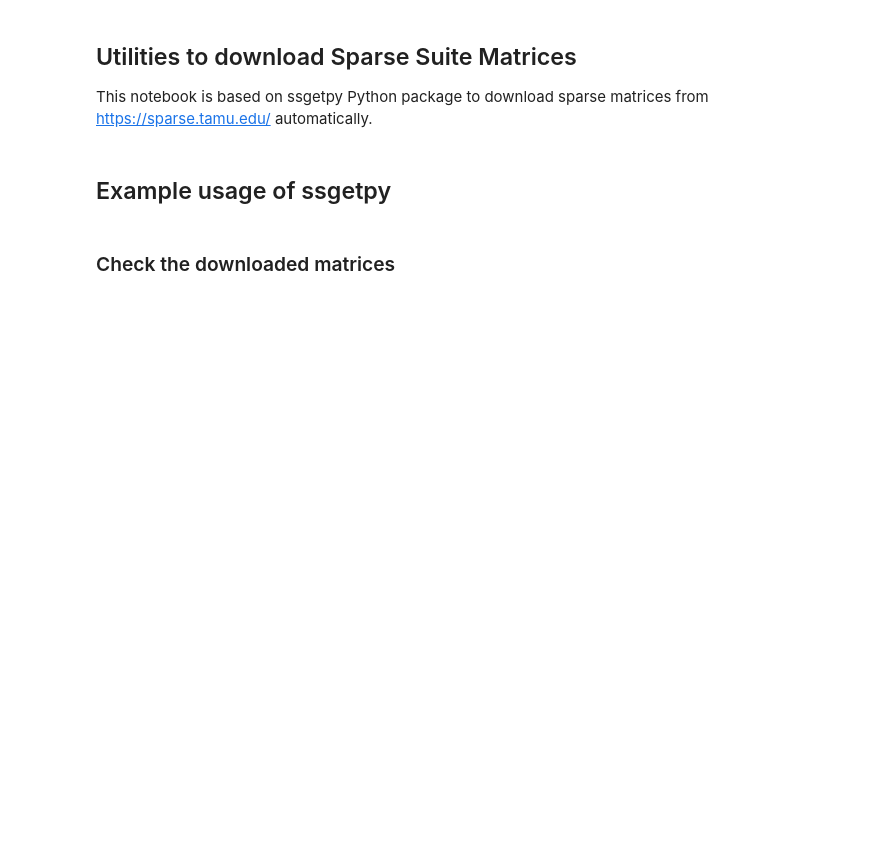
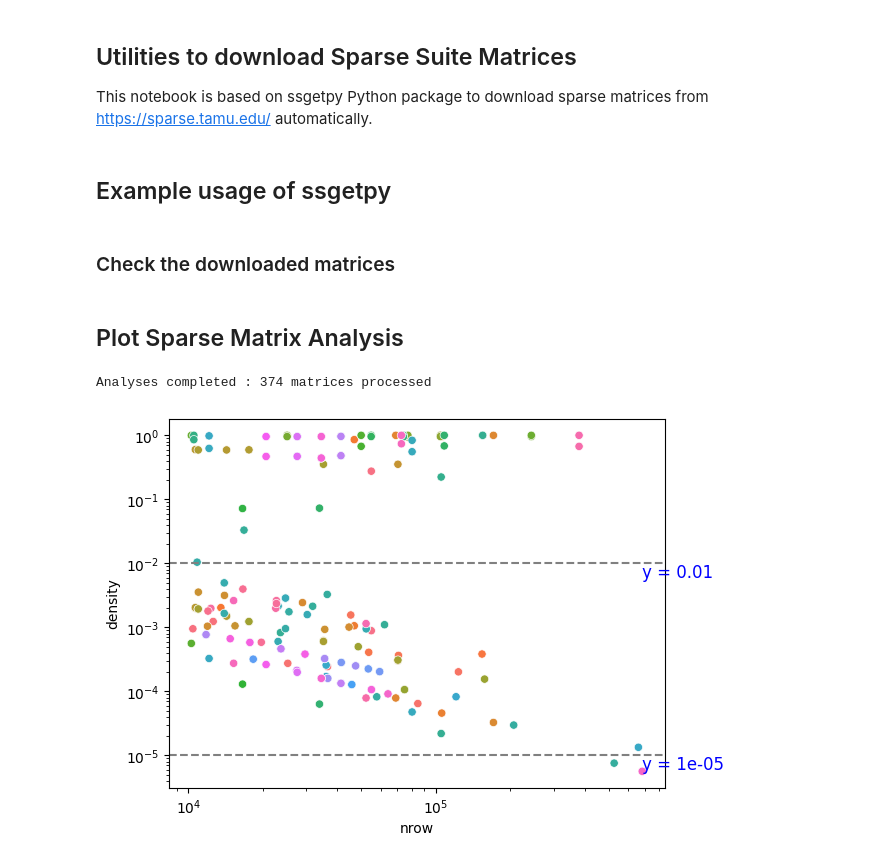
Before and after one commit to huawei-csl/pytorch-tcuscan, a Jupyter notebook: paper-plots/Load_Sparse_Suite_Matrices.ipynb, the cells around one changed output. Cells and saved outputs as stored; diff of their text form; code cells hidden in the pictures; blank space fills up the shorter version.

Commit message:
Sparse suite analysis

```diff
--- a/paper-plots/Load_Sparse_Suite_Matrices.ipynb
+++ b/paper-plots/Load_Sparse_Suite_Matrices.ipynb
@@ -37,16 +37,14 @@ def convert_to_segments(A_ssget):
   return x, f
 # %%
 # matrices = ssgetpy.search(nzbounds=(1000,1000000), isspd=False, limit=20)
-matrices = ssgetpy.search(nzbounds=(100000,10000000), limit=200)
+matrices = ssgetpy.search(nzbounds=(100000,10000000), limit=2000)
 
 spmat_dict = {}
 for mat in tqdm(matrices):
   name = mat.name
   x, f = convert_to_segments(mat)
   ratio = sum(f) / len(f)
-  print(type(mat))
-  print(f"Converting matrix {name} | rows {mat.rows} | cols {mat.cols} | nnzs: {mat.nnz} | ratio : {ratio}")
-  spmat_dict[name] = (x, f)
+  #print(dict[name] = (x, f)#print(
 # %% [markdown]
 ### Check the downloaded matrices
 # %%
@@ -55,3 +53,5 @@ len(spmat_dict)
 ratios = []
 for vals in spmat_dict.values():
   ratios.append( sum(vals[1]) / len(vals[1]))
+# %% [markdown]
+## Plot Sparse Matrix Analysis
@@ -57,0 +66,52 @@ for vals in spmat_dict.values():
+# %%
+start_path = "/scratch/gsorrentino/.ssgetpy/MM/"
+filename="matrix_file.csv"
+count=0
+with open(filename, "w") as fd:
+    fd.write(f"name,nrow,ncol,nnz,density\n")
+    for root, _, files in os.walk(start_path):
+        for file in files:
+            if file.endswith(".mtx"):
+                count = count +1
+                matrixpath=os.path.join(root, file)
+                name = file.split(".")[0]
+                A = mmread(matrixpath)
+                B = csr_matrix(A)
+                nrow, ncol = A.shape
+                nnz = B.count_nonzero()
+                if nnz != 0:
+                    d = nnz / (nrow*ncol)
+                else:
+                    d = 0
+                fd.write(f"{name},{nrow},{ncol},{nnz},{d}\n")
+
+#print(f"Analyses completed : {count} matrices processed")
+# %% [output]
+Analyses completed : 374 matrices processed
+# %%
+import pandas as pd
+import seaborn as sns
+import matplotlib.pyplot as plt
+data = pd.read_csv(filename)
+df = pd.DataFrame(data)
+
+min_bound = 10000
+max_bound = 1000000
+df = df[(df["nrow"]>min_bound)]
+df = df[ df["nrow"]<max_bound]
+ax = sns.scatterplot(data=df, x="nrow", y="density", hue="name", legend = False)
+
+line1=0.01
+ax.axhline(y=line1, color='gray', linestyle='--')
+ax.text(x=df["nrow"].max(), y=line1, s=f"y = {line1}",
+        color='blue', fontsize=12, verticalalignment='top')
+
+line2=0.00001
+ax.axhline(y=line2, color='gray', linestyle='--')
+ax.text(x=df["nrow"].max(), y=line2, s=f"y = {line2}",
+        color='blue', fontsize=12, verticalalignment='top')
+ax.set_yscale('log')
+ax.set_xscale('log')
+plt.savefig("sparsesuite_scatter.pdf")
+# %% [output]
+[figure, added]
```
Also changed, not shown: parts of 1 cell of this notebook, 8 other files.
